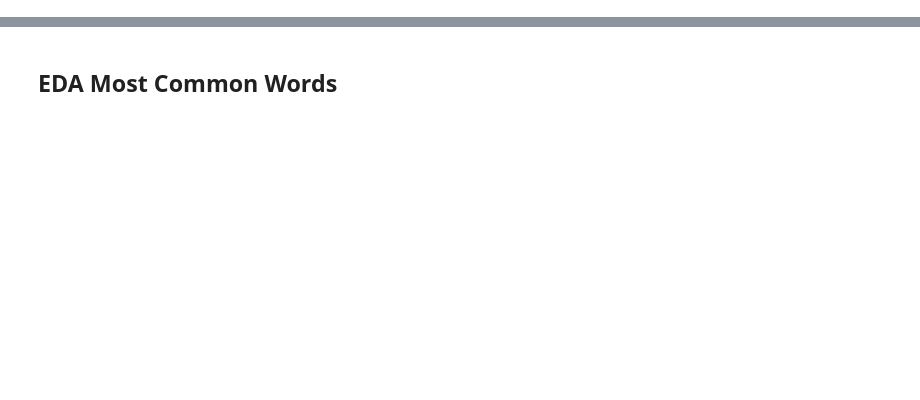
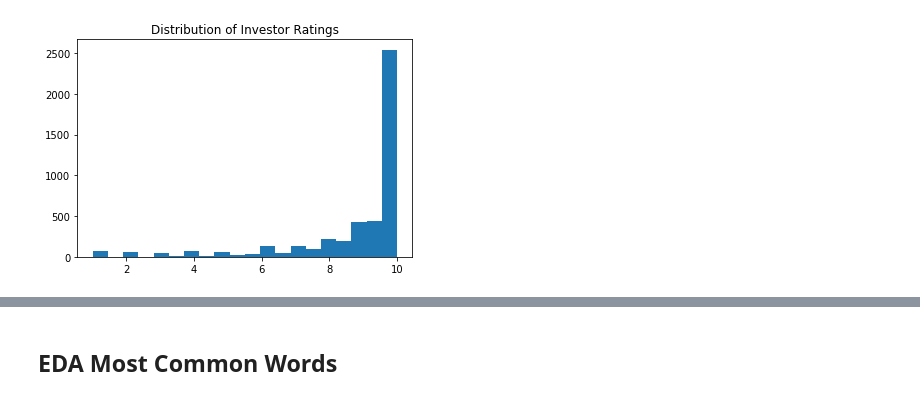
Before and after one commit to jdmendoza/startup_recommendation_engine, a Jupyter notebook: Startup_Recommender.ipynb, the cells around one changed output, grey strips where cells are left out. Drawn from its saved outputs; the diff is of its cells as text; code cells hidden in the pictures; blank space fills up the shorter version.

```diff
--- a/Startup_Recommender.ipynb
+++ b/Startup_Recommender.ipynb
@@ -51,0 +66,5 @@ sf_companies[sf_companies["company_name"]=="Tesla Motors"]
+# %%
+plt.hist(list(sf_companies["investor_rating"].fillna(1)),bins=20)
+plt.title("Distribution of Investor Ratings");
+# %% [output]
+[figure, added]
```
Also changed, not shown: parts of 28 cells of this notebook.
